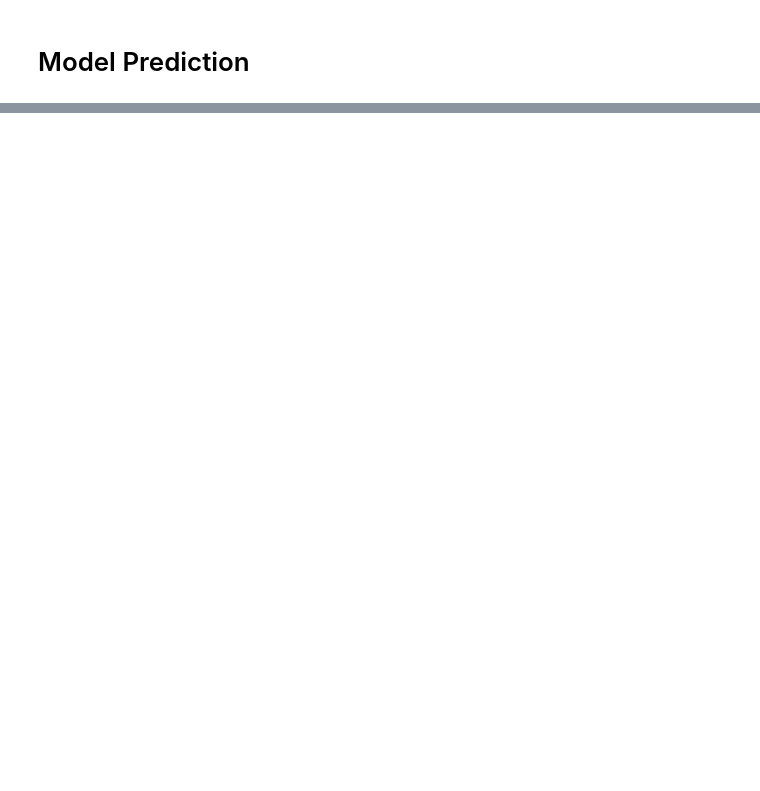
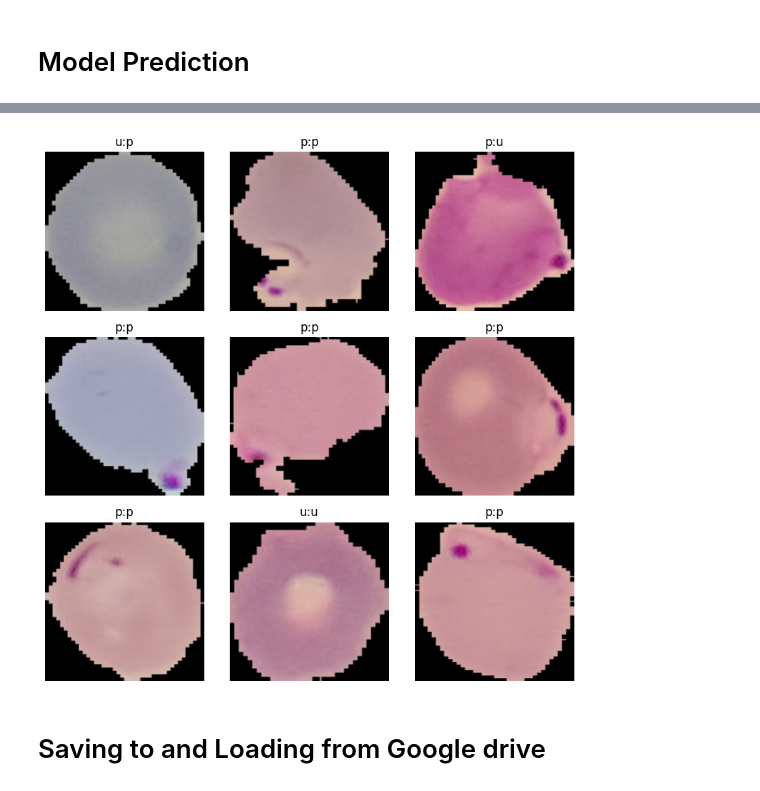
Before and after one commit to Francisroyce/Data-Science-ProjectPortfolio, a Jupyter notebook: Malaria_Diagnosis.ipynb, the cells around one changed output, grey strips where cells are left out. Saved outputs shown, nothing was run; the diff lists cells and outputs as text; code cells hidden in the pictures; blank space fills up the shorter version.

```diff
--- a/Malaria_Diagnosis.ipynb
+++ b/Malaria_Diagnosis.ipynb
@@ -521,0 +527,8 @@ model.evaluate(test_dataset)
+# %%
+# defining if parasitic or not
+
+def parasite_or_not(x):
+  if(x<0.5):
+    return str('p')
+  else:
+    return str('u')
@@ -521,0 +540,12 @@ model.evaluate(test_dataset)
+# %%
+fig, axes = plt.subplots(3, 3, figsize=(8, 8))
+for (image, label), ax in zip(test_dataset.take(9), axes.flatten()):
+    ax.imshow(image[0])
+    true_label = parasite_or_not(label.numpy()[0])
+    pred_label = parasite_or_not(model.predict(image)[0][0])
+    ax.set_title(f"{true_label}:{pred_label}")
+    ax.axis('off')
+
+plt.tight_layout()
+plt.show()
+# %% [output]
@@ -521,0 +561,3 @@ model.evaluate(test_dataset)
+[figure, added]
+# %% [markdown]
+# Saving  to and Loading from Google drive
```
Also changed, not shown: parts of 23 cells of this notebook.
